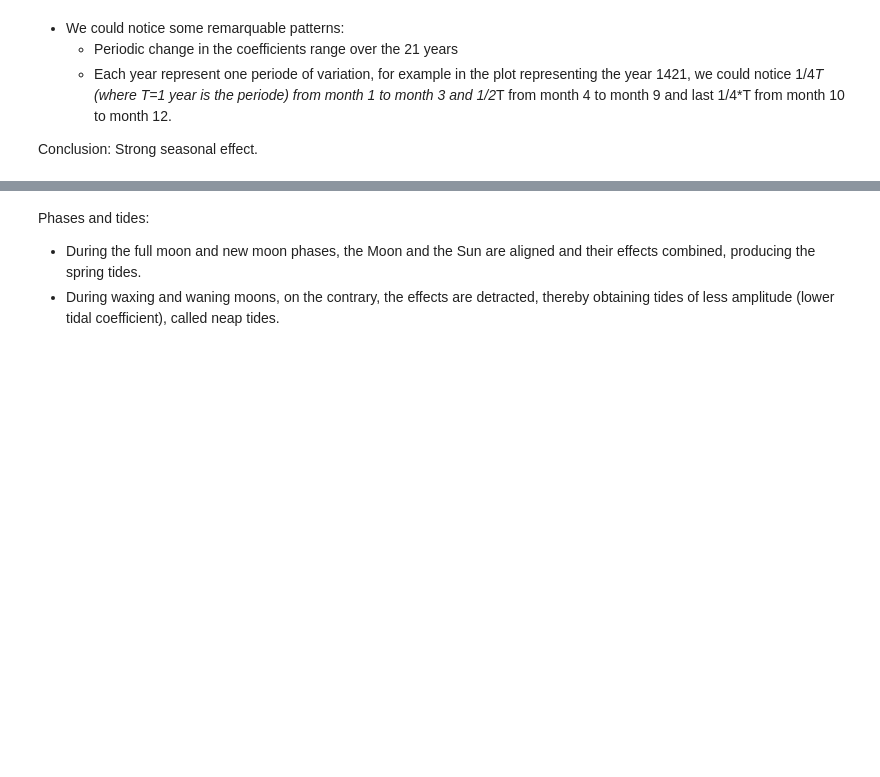
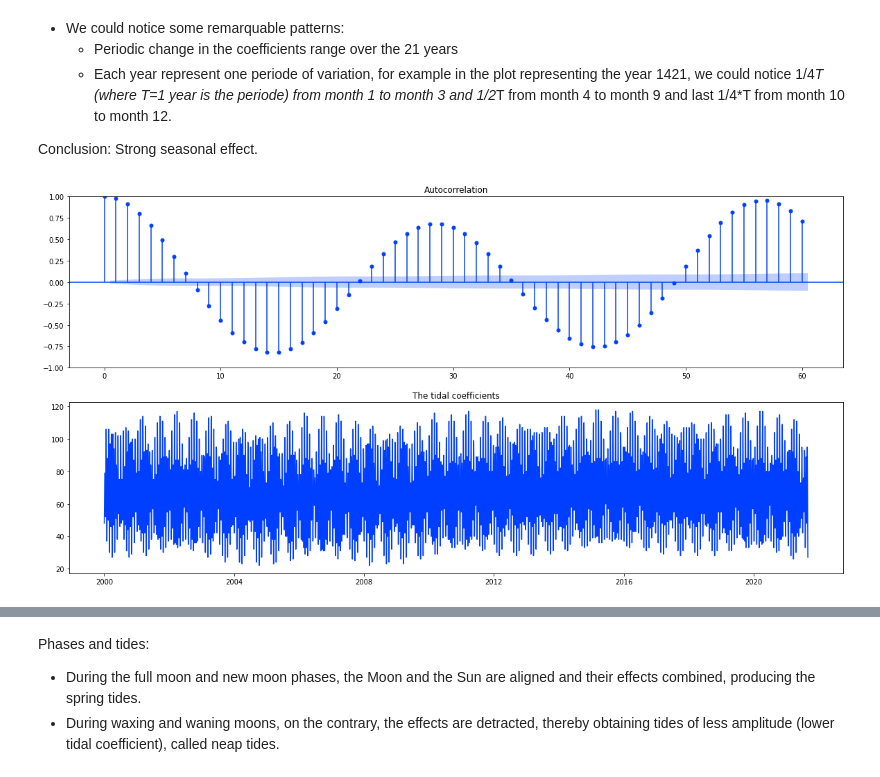
Before and after one commit to otmane-el-aloi/Prediction-of-tidal-coefficients, a Jupyter notebook: dataAnalysisOtmane.ipynb, the cells around one changed output, grey strips where cells are left out. Saved outputs shown, nothing was run; the diff lists cells and outputs as text; code cells hidden in the pictures; blank space fills up the shorter version.

```diff
--- a/dataAnalysisOtmane.ipynb
+++ b/dataAnalysisOtmane.ipynb
@@ -214,3 +215,10 @@ for i in range(11):
     4 to month 9 and last 1/4*T from month 10 to month 12.
 
 Conclusion: Strong seasonal effect.
+# %%
+fig, ax = plt.subplots(2,1, figsize=(20,10))
+plot_acf(df.coef, lags =60, ax=ax[0])
+plt.plot(df.dateTime, df.coef)
+plt.title("The tidal coefficients");
+# %% [output]
+[figure, added]
```
Also changed, not shown: parts of 40 cells of this notebook.
